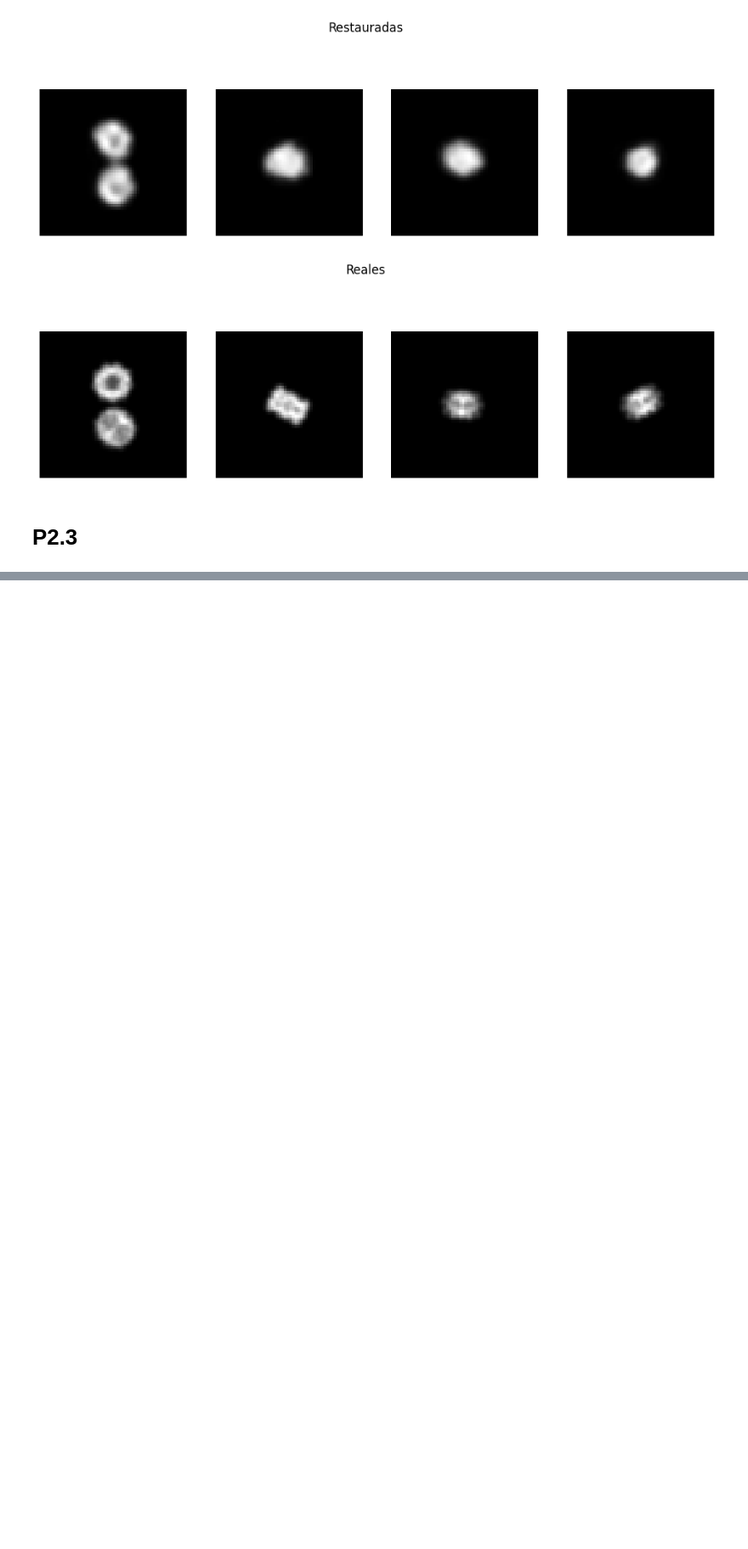
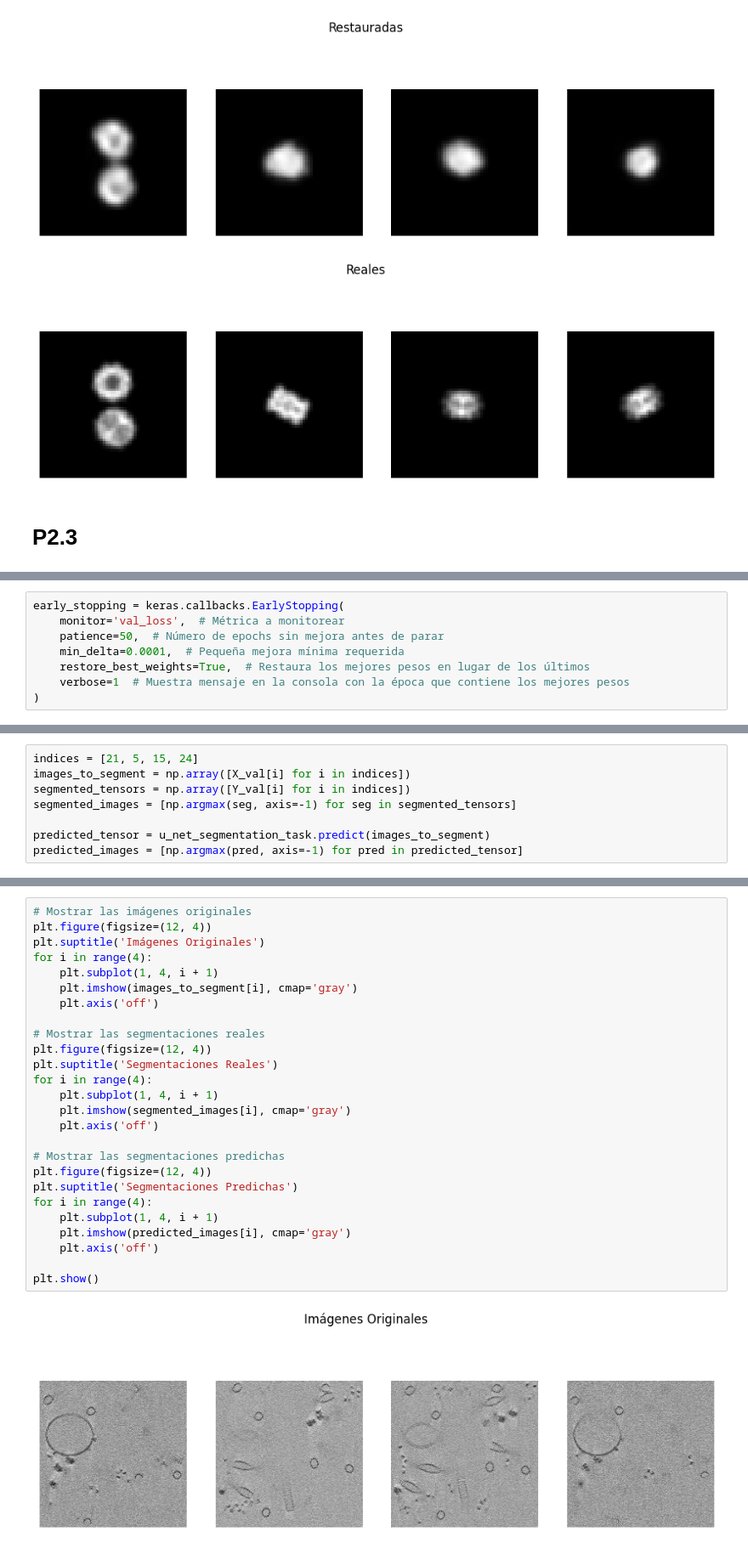
Before and after one commit to rubengilmartinez/DL-Lab, a Jupyter notebook: ENTREGABLES/Entregable2_DL_RGM.ipynb, the cells around one changed output, grey strips where cells are left out. Shown at 85% size. Saved outputs shown, nothing was run; the diff lists cells and outputs as text; blank space fills up the shorter version.

Commit message:
U-Net Segmentation Model of electronic cryomicroscopy images

```diff
--- a/ENTREGABLES/Entregable2_DL_RGM.ipynb
+++ b/ENTREGABLES/Entregable2_DL_RGM.ipynb
@@ -698,0 +898,8 @@ for i in range(4):
+# %%
+early_stopping = keras.callbacks.EarlyStopping(
+    monitor='val_loss',  # Métrica a monitorear
+    patience=50,  # Número de epochs sin mejora antes de parar
+    min_delta=0.0001,  # Pequeña mejora mínima requerida
+    restore_best_weights=True,  # Restaura los mejores pesos en lugar de los últimos
+    verbose=1  # Muestra mensaje en la consola con la época que contiene los mejores pesos
+)
@@ -698,0 +940,8 @@ for i in range(4):
+# %%
+indices = [21, 5, 15, 24]
+images_to_segment = np.array([X_val[i] for i in indices])
+segmented_tensors = np.array([Y_val[i] for i in indices])
+segmented_images = [np.argmax(seg, axis=-1) for seg in segmented_tensors]
+
+predicted_tensor = u_net_segmentation_task.predict(images_to_segment)
+predicted_images = [np.argmax(pred, axis=-1) for pred in predicted_tensor]
@@ -698,0 +954,28 @@ for i in range(4):
+# %%
+# Mostrar las imágenes originales
+plt.figure(figsize=(12, 4))
+plt.suptitle('Imágenes Originales')
+for i in range(4):
+    plt.subplot(1, 4, i + 1)
+    plt.imshow(images_to_segment[i], cmap='gray')
+    plt.axis('off')
+
+# Mostrar las segmentaciones reales
+plt.figure(figsize=(12, 4))
+plt.suptitle('Segmentaciones Reales')
+for i in range(4):
+    plt.subplot(1, 4, i + 1)
+    plt.imshow(segmented_images[i], cmap='gray')
+    plt.axis('off')
+
+# Mostrar las segmentaciones predichas
+plt.figure(figsize=(12, 4))
+plt.suptitle('Segmentaciones Predichas')
+for i in range(4):
+    plt.subplot(1, 4, i + 1)
+    plt.imshow(predicted_images[i], cmap='gray')
+    plt.axis('off')
+
+plt.show()
+# %% [output]
+[figure, added]
```
Also changed, not shown: parts of 40 cells of this notebook, 1 other file.
